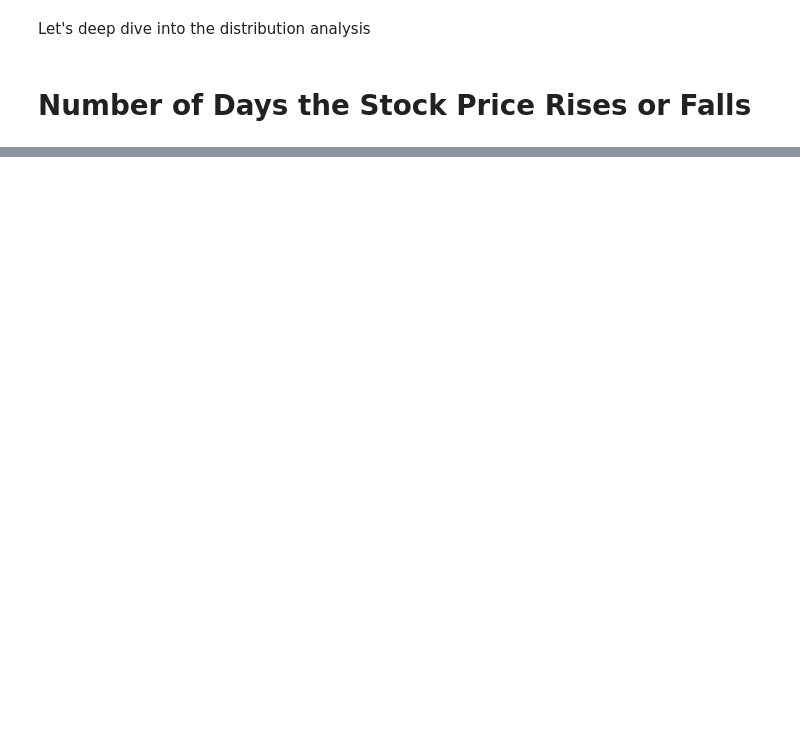
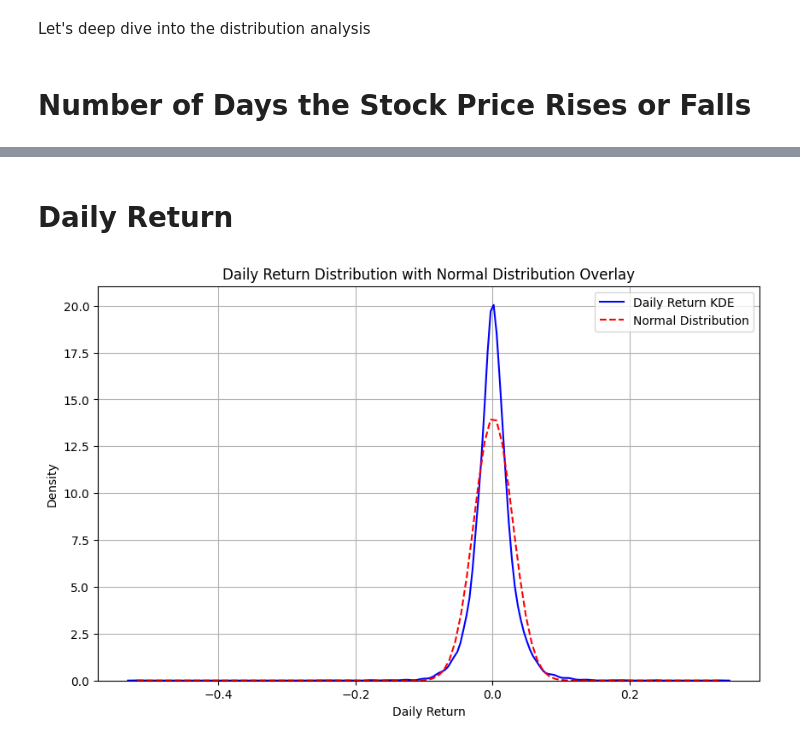
Before and after one commit to dhiiil/inferential-statistic, a Jupyter notebook: Dataset_Inference_Test/notebook/data_analysis.ipynb, the cells around one changed output, grey strips where cells are left out. Saved outputs shown, nothing was run; the diff lists cells and outputs as text; code cells hidden in the pictures; blank space fills up the shorter version.

```diff
--- a/Dataset_Inference_Test/notebook/data_analysis.ipynb
+++ b/Dataset_Inference_Test/notebook/data_analysis.ipynb
@@ -90,0 +119,32 @@ Let's deep dive into the distribution analysis
+# %% [markdown]
+# Daily Return
+# %%
+df_copy['daily_return'] = df_copy['Close'].pct_change()  # Menghitung return harian sebagai persentase perubahan
+
+# Menghapus NaN yang dihasilkan dari perhitungan pct_change()
+daily_returns = df_copy['daily_return'].dropna()
+
+# Visualisasi distribusi return harian dengan KDE dan distribusi Normal
+plt.figure(figsize=(10, 6))
+
+# Plot KDE untuk return harian
+sns.kdeplot(daily_returns, color='blue', label='Daily Return KDE')
+
+# Menghitung mean dan std dari return harian
+mean_return = daily_returns.mean()
+std_return = daily_returns.std()
+
+# Plot distribusi Normal dengan parameter mean dan std dari return harian
+x = np.linspace(daily_returns.min(), daily_returns.max(), 100)
+plt.plot(x, norm.pdf(x, mean_return, std_return), color='red', linestyle='--', label='Normal Distribution')
+
+# Menambahkan label, judul, dan legenda
+plt.title("Daily Return Distribution with Normal Distribution Overlay")
+plt.xlabel("Daily Return")
+plt.ylabel("Density")
+plt.legend()
+plt.grid(True)
+
+plt.show()
+# %% [output]
+[figure, added]
```
Also changed, not shown: parts of 6 cells of this notebook.
